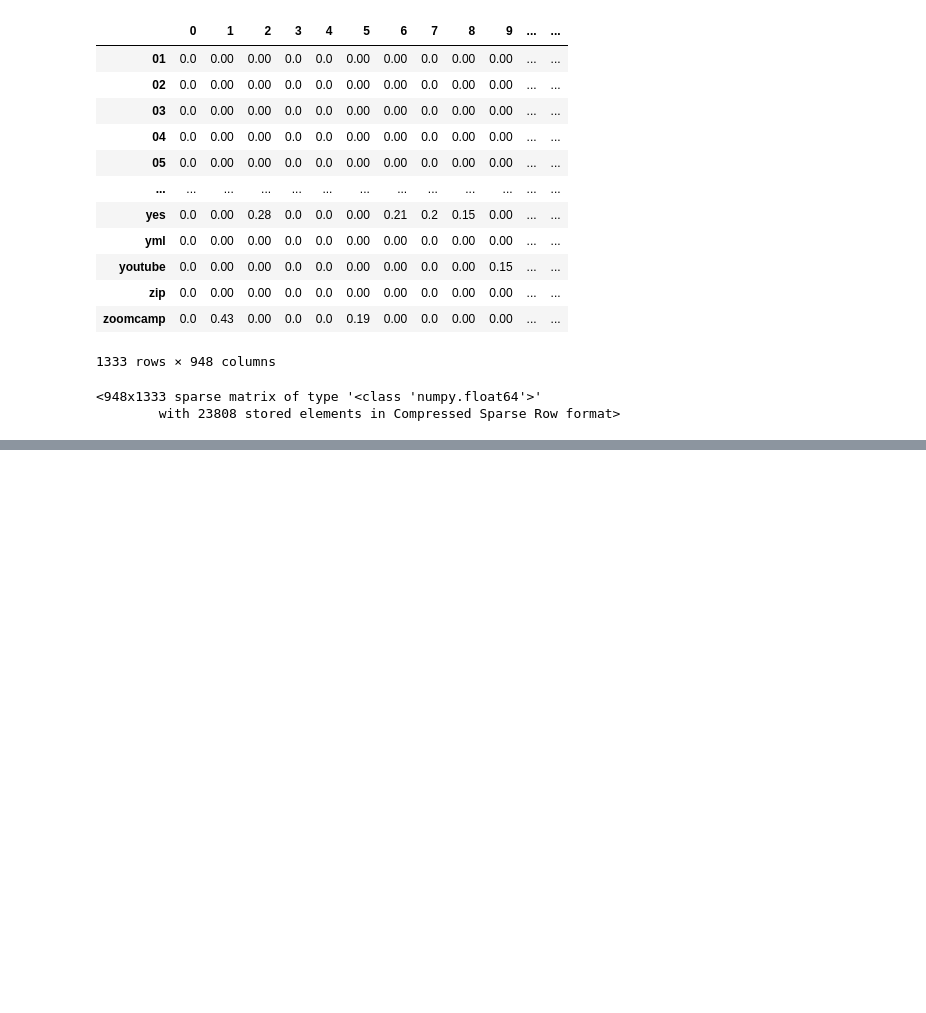
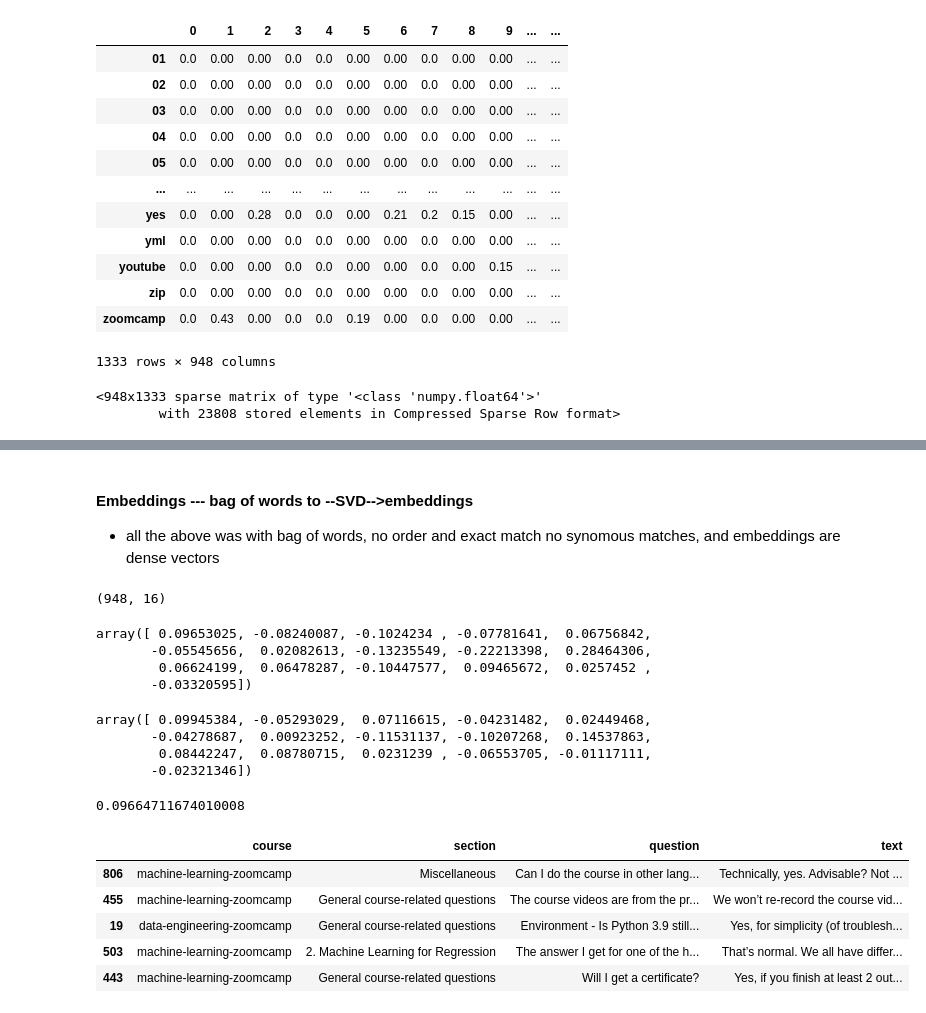
Before and after one commit to mtm-007/seaarch-engine-ws, a Jupyter notebook: search.ipynb, the cells around one changed output, grey strips where cells are left out. Saved outputs shown, nothing was run; the diff lists cells and outputs as text; code cells hidden in the pictures; blank space fills up the shorter version.

Commit message:
add updated README, plus SVD embeddings

```diff
--- a/search.ipynb
+++ b/search.ipynb
@@ -127,0 +147,11 @@ array([[0, 0, 0, ..., 0, 0, 0]])
+# %%
+fields = ['section', 'question','text']
+# %%
+matrices = {}
+vecterizor = {}
+
+for f in fields:
+    cv = TfidfVectorizer(stop_words='english', min_df=5)
+    X = cv.fit_transform(df[f])
+    matrices[f] = X
+    vecterizor[f] = cv
@@ -127,0 +293,49 @@ array([[0, 0, 0, ..., 0, 0, 0]])
+# %% [markdown]
+#### Embeddings  --- bag of words to --SVD-->embeddings
+- all the above was with bag of words, no order and exact match no synomous matches, and embeddings are dense vectors
+# %%
+from sklearn.decomposition import TruncatedSVD
+
+x = matrices['text']
+cv = vecterizor['text']
+
+svd = TruncatedSVD(n_components=16)
+x_emb = svd.fit_transform(x)
+x_emb.shape
+# %% [output]
+(948, 16)
+# %%
+x_emb[0]
+# %% [output]
+array([ 0.09653025, -0.08240087, -0.1024234 , -0.07781641,  0.06756842,
+       -0.05545656,  0.02082613, -0.13235549, -0.22213398,  0.28464306,
+        0.06624199,  0.06478287, -0.10447577,  0.09465672,  0.0257452 ,
+       -0.03320595])
+# %%
+query = "Do I need to know python to sign up for the January course?"
+
+Q = cv.transform([query])
+Q_emb = svd.transform(Q)
+# %%
+Q_emb[0]
+# %% [output]
+array([ 0.09945384, -0.05293029,  0.07116615, -0.04231482,  0.02449468,
+       -0.04278687,  0.00923252, -0.11531137, -0.10207268,  0.14537863,
+        0.08442247,  0.08780715,  0.0231239 , -0.06553705, -0.01117111,
+       -0.02321346])
+# %%
+np.dot(Q_emb[0], x_emb[0])
+# %% [output]
+0.09664711674010008
+# %%
+score = cosine_similarity(x_emb, Q_emb).flatten()
+idx = np.argsort(-score)[:5]
+list(df.loc[idx].text)
+df.loc[idx]
+# %% [output]
+|  | course | section | question | text |
+| 806 | machine-learning-zoomcamp | Miscellaneous | Can I do the course in other lang... | Technically, yes. Advisable? Not ... |
+| 455 | machine-learning-zoomcamp | General course-related questions | The course videos are from the pr... | We won’t re-record the course vid... |
+| 19 | data-engineering-zoomcamp | General course-related questions | Environment - Is Python 3.9 still... | Yes, for simplicity (of troublesh... |
+| 503 | machine-learning-zoomcamp | 2. Machine Learning for Regression | The answer I get for one of the h... | That’s normal. We all have differ... |
+| 443 | machine-learning-zoomcamp | General course-related questions | Will I get a certificate? | Yes, if you finish at least 2 out... |
```
Also changed, not shown: parts of 20 cells of this notebook, 1 other file.
